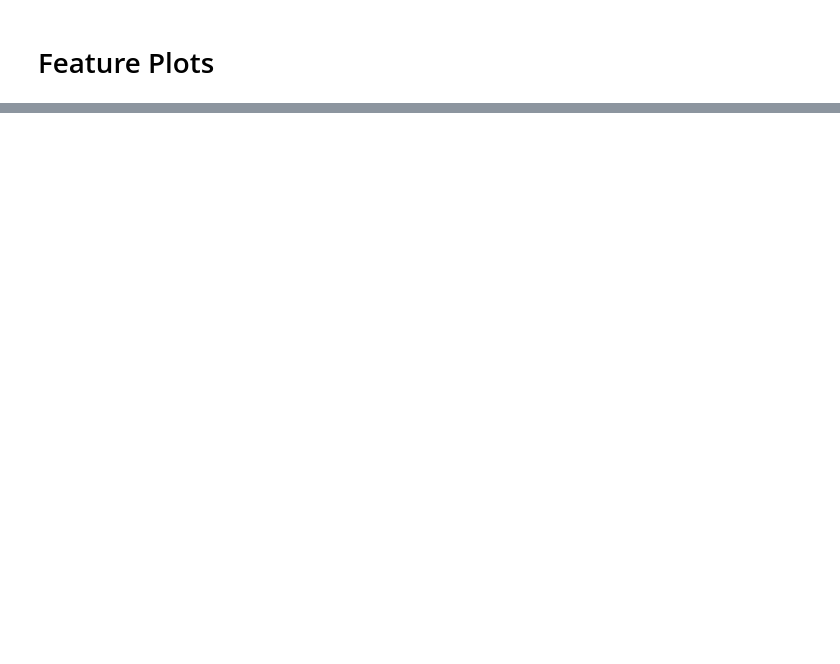
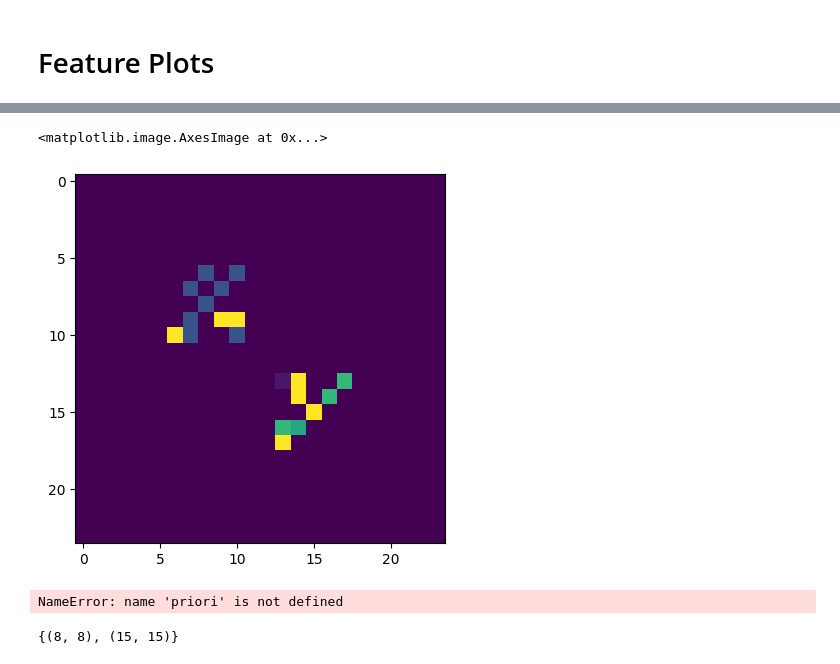
Before and after one commit to flynnwang/eco_bang_bang, a Jupyter notebook: notebook/rule-agentd-debugger.ipynb, the cells around one changed output, grey strips where cells are left out. Saved outputs shown, nothing was run; the diff lists cells and outputs as text; code cells hidden in the pictures; blank space fills up the shorter version.

```diff
--- a/notebook/rule-agentd-debugger.ipynb
+++ b/notebook/rule-agentd-debugger.ipynb
@@ -138,0 +141,5 @@ from ecobangbang.agent import *
+# %%
+plt.imshow(env.mms[1].team_point_mass)
+# %% [output]
+<matplotlib.image.AxesImage at 0x...>
+[figure, added]
@@ -138,0 +149,8 @@ from ecobangbang.agent import *
+# %%
+plt.imshow((priori > 0) & (priori < 0.1))
+# %% [output]
+NameError: name 'priori' is not defined
+# %%
+env.mms[1].hidden_relic_estimator.relic_node_positions
+# %% [output]
+{(8, 8), (15, 15)}
```
Also changed, not shown: parts of 12 cells of this notebook, 8 other files.
